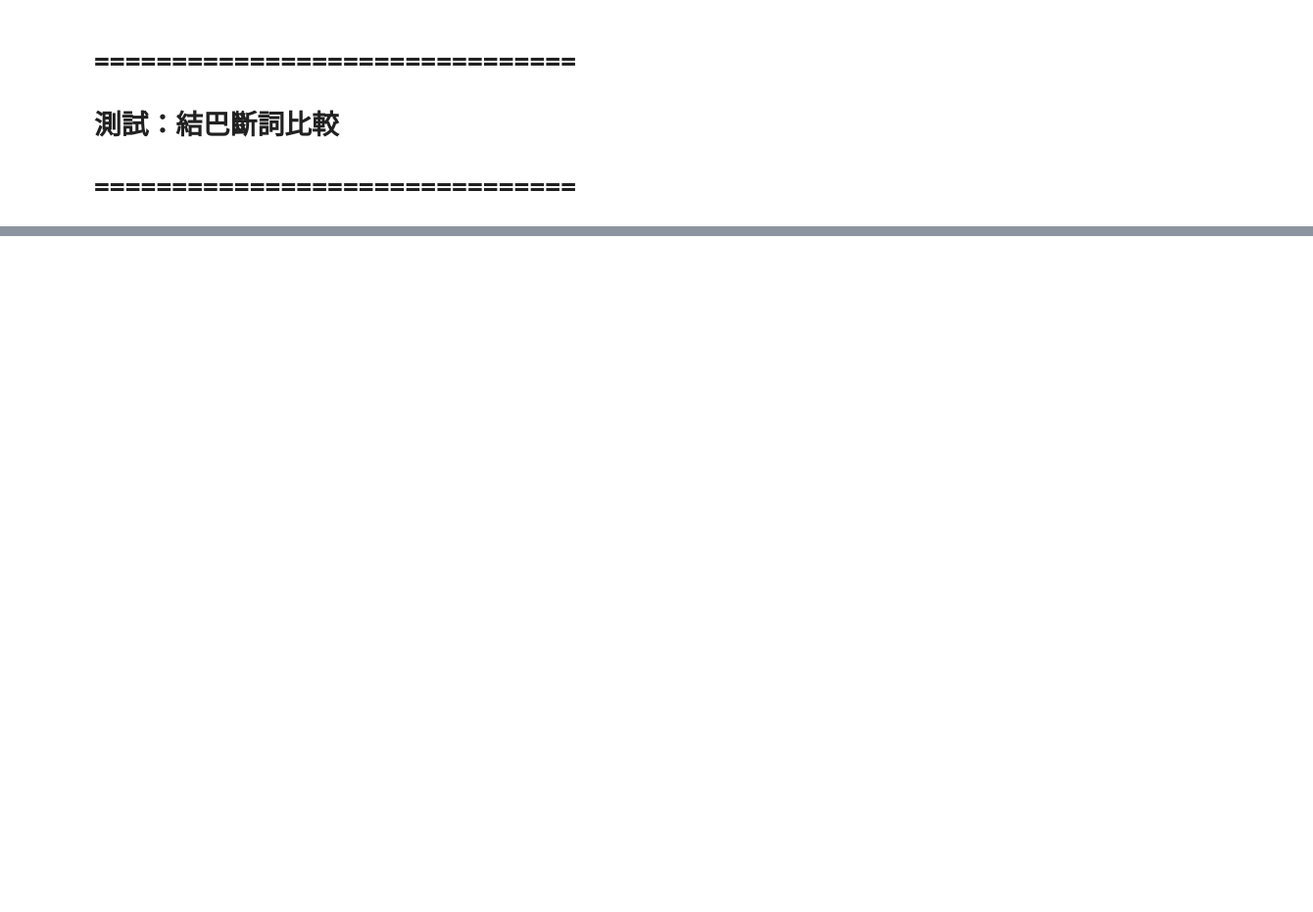
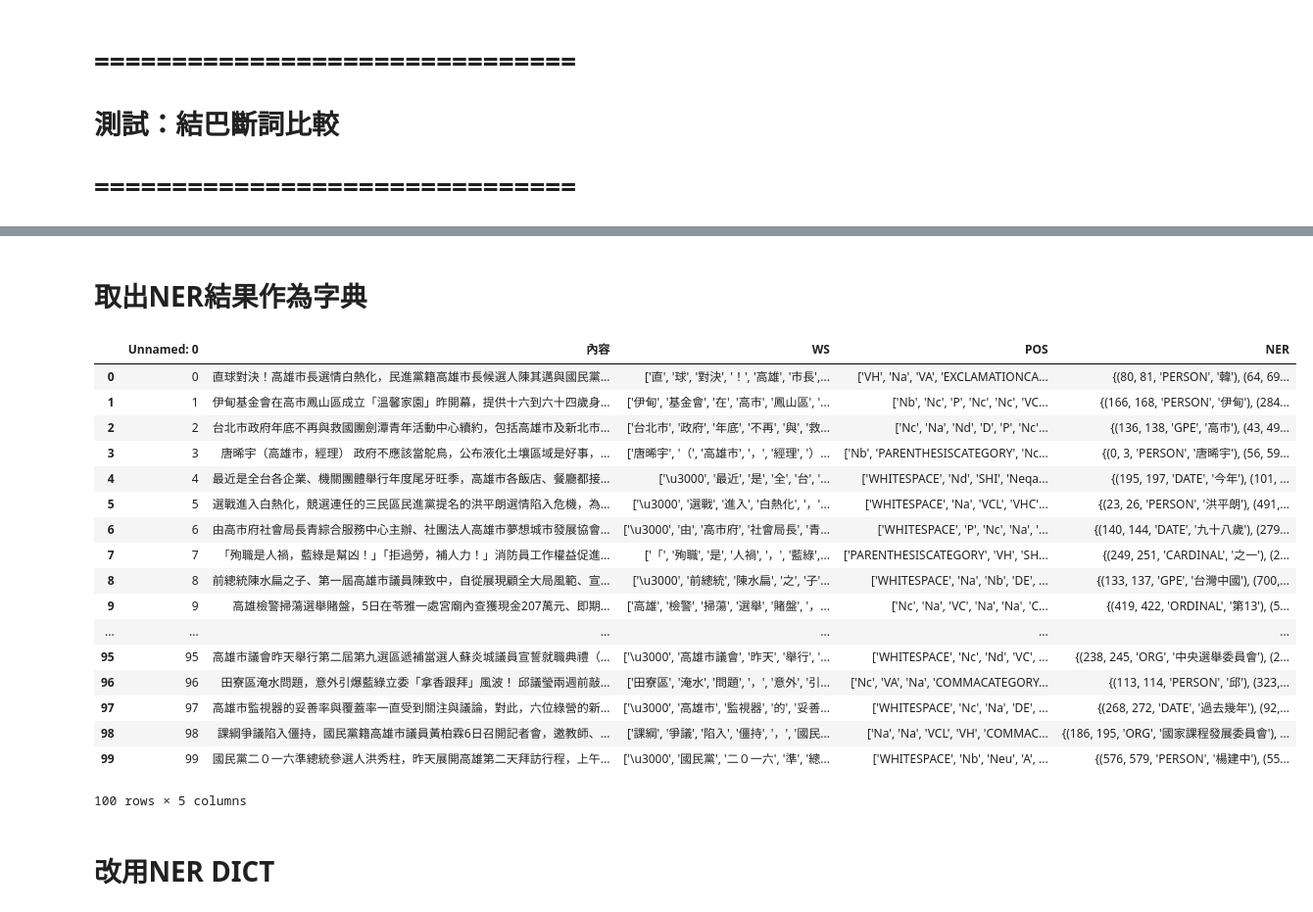
Before and after one commit to hantedyou/NER_TEST, a Jupyter notebook: Compare.ipynb, the cells around one changed output, grey strips where cells are left out. Shown: that part at 98% size. Cells and saved outputs as stored; diff of their text form; code cells hidden in the pictures; blank space fills up the shorter version.

```diff
--- a/Compare.ipynb
+++ b/Compare.ipynb
@@ -403,0 +443,29 @@ print(count)
+# %% [markdown]
+# 取出NER結果作為字典
+# %%
+path_NER_Data = "sample_NER_rlt_108121002.xls"
+# %%
+NER_Data = pd.read_excel(path_NER_Data)
+# %%
+NER_Data
+# %% [output]
+|  | Unnamed: 0 | 內容 | WS | POS | NER |
+| 0 | 0 | 直球對決！高雄市長選情白熱化，民進黨籍高雄市長候選人陳其邁與國民黨... | ['直', '球', '對決', '！', '高雄', '市長',... | ['VH', 'Na', 'VA', 'EXCLAMATIONCA... | {(80, 81, 'PERSON', '韓'), (64, 69... |
+| 1 | 1 | 伊甸基金會在高市鳳山區成立「溫馨家園」昨開幕，提供十六到六十四歲身... | ['伊甸', '基金會', '在', '高市', '鳳山區', '... | ['Nb', 'Nc', 'P', 'Nc', 'Nc', 'VC... | {(166, 168, 'PERSON', '伊甸'), (284... |
+| 2 | 2 | 台北市政府年底不再與救國團劍潭青年活動中心續約，包括高雄市及新北市... | ['台北市', '政府', '年底', '不再', '與', '救... | ['Nc', 'Na', 'Nd', 'D', 'P', 'Nc'... | {(136, 138, 'GPE', '高市'), (43, 49... |
+| 3 | 3 | 唐晞宇（高雄市，經理） 政府不應該當鴕鳥，公布液化土壤區域是好事，... | ['唐晞宇', '（', '高雄市', '，', '經理', '）... | ['Nb', 'PARENTHESISCATEGORY', 'Nc... | {(0, 3, 'PERSON', '唐晞宇'), (56, 59... |
+| 4 | 4 | 最近是全台各企業、機關團體舉行年度尾牙旺季，高雄市各飯店、餐廳都接... | ['\u3000', '最近', '是', '全', '台', '... | ['WHITESPACE', 'Nd', 'SHI', 'Neqa... | {(195, 197, 'DATE', '今年'), (101, ... |
+| 5 | 5 | 選戰進入白熱化，競選連任的三民區民進黨提名的洪平朗選情陷入危機，為... | ['\u3000', '選戰', '進入', '白熱化', '，'... | ['WHITESPACE', 'Na', 'VCL', 'VHC'... | {(23, 26, 'PERSON', '洪平朗'), (491,... |
+| 6 | 6 | 由高市府社會局長青綜合服務中心主辦、社團法人高雄市夢想城市發展協會... | ['\u3000', '由', '高市府', '社會局長', '青... | ['WHITESPACE', 'P', 'Nc', 'Na', '... | {(140, 144, 'DATE', '九十八歲'), (279... |
+| 7 | 7 | 「殉職是人禍，藍綠是幫凶！」「拒過勞，補人力！」消防員工作權益促進... | ['「', '殉職', '是', '人禍', '，', '藍綠',... | ['PARENTHESISCATEGORY', 'VH', 'SH... | {(249, 251, 'CARDINAL', '之一'), (2... |
+| 8 | 8 | 前總統陳水扁之子、第一屆高雄市議員陳致中，自從展現顧全大局風範、宣... | ['\u3000', '前總統', '陳水扁', '之', '子'... | ['WHITESPACE', 'Na', 'Nb', 'DE', ... | {(133, 137, 'GPE', '台灣中國'), (700,... |
+| 9 | 9 | 高雄檢警掃蕩選舉賭盤，5日在苓雅一處宮廟內查獲現金207萬元、即期... | ['高雄', '檢警', '掃蕩', '選舉', '賭盤', '，... | ['Nc', 'Na', 'VC', 'Na', 'Na', 'C... | {(419, 422, 'ORDINAL', '第13'), (5... |
+| ... | ... | ... | ... | ... | ... |
+| 95 | 95 | 高雄市議會昨天舉行第二屆第九選區遞補當選人蘇炎城議員宣誓就職典禮（... | ['\u3000', '高雄市議會', '昨天', '舉行', '... | ['WHITESPACE', 'Nc', 'Nd', 'VC', ... | {(238, 245, 'ORG', '中央選舉委員會'), (2... |
+| 96 | 96 | 田寮區淹水問題，意外引爆藍綠立委「拿香跟拜」風波！ 邱議瑩兩週前敲... | ['田寮區', '淹水', '問題', '，', '意外', '引... | ['Nc', 'VA', 'Na', 'COMMACATEGORY... | {(113, 114, 'PERSON', '邱'), (323,... |
+| 97 | 97 | 高雄市監視器的妥善率與覆蓋率一直受到關注與議論，對此，六位綠營的新... | ['\u3000', '高雄市', '監視器', '的', '妥善... | ['WHITESPACE', 'Nc', 'Na', 'DE', ... | {(268, 272, 'DATE', '過去幾年'), (92,... |
+| 98 | 98 | 課綱爭議陷入僵持，國民黨籍高雄市議員黃柏霖6日召開記者會，邀教師、... | ['課綱', '爭議', '陷入', '僵持', '，', '國民... | ['Na', 'Na', 'VCL', 'VH', 'COMMAC... | {(186, 195, 'ORG', '國家課程發展委員會'), ... |
+| 99 | 99 | 國民黨二０一六準總統參選人洪秀柱，昨天展開高雄第二天拜訪行程，上午... | ['\u3000', '國民黨', '二０一六', '準', '總... | ['WHITESPACE', 'Nb', 'Neu', 'A', ... | {(576, 579, 'PERSON', '楊建中'), (55... |
+100 rows × 5 columns
+# %% [markdown]
+# 改用NER DICT
```
Also changed, not shown: parts of 34 cells of this notebook.
